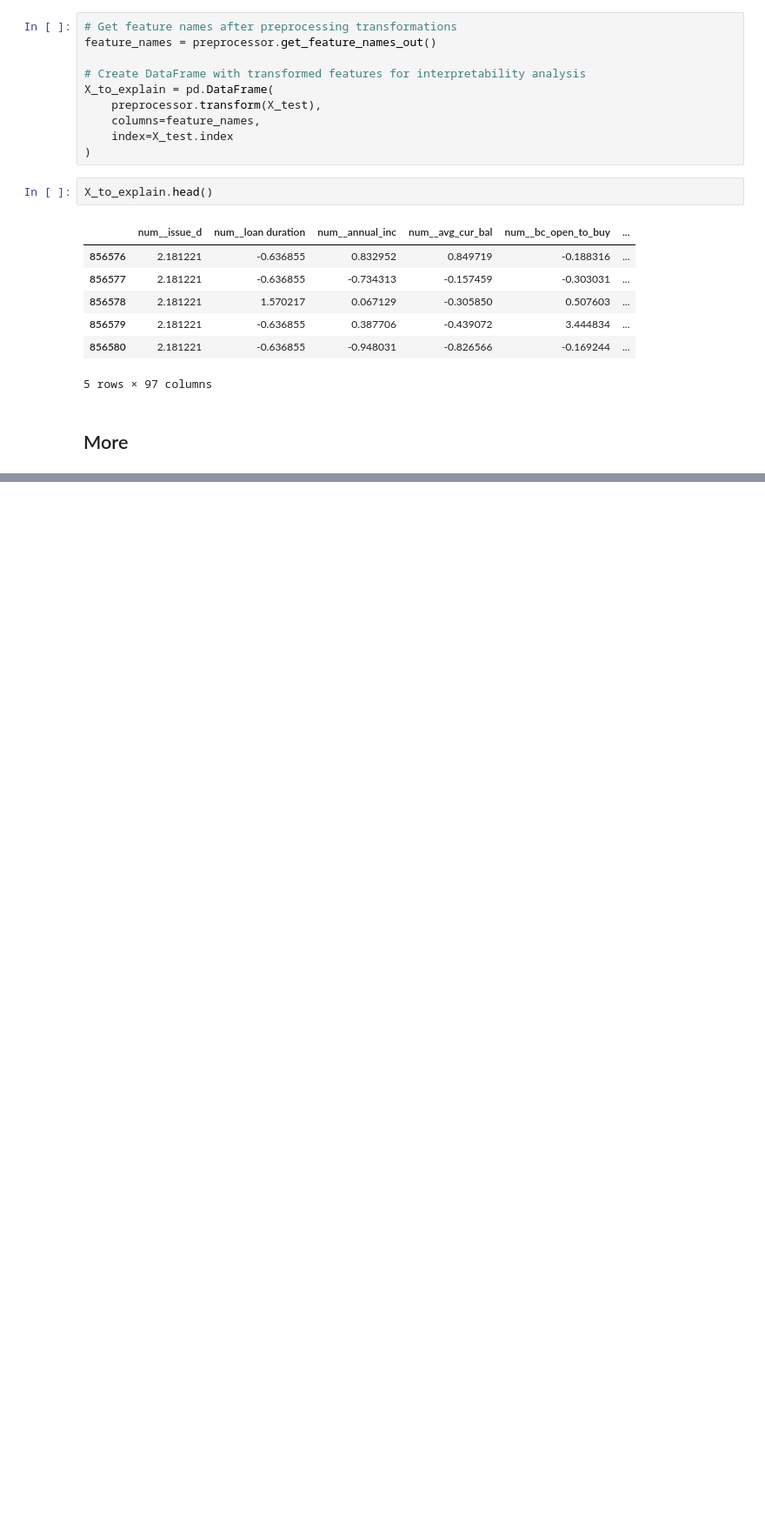
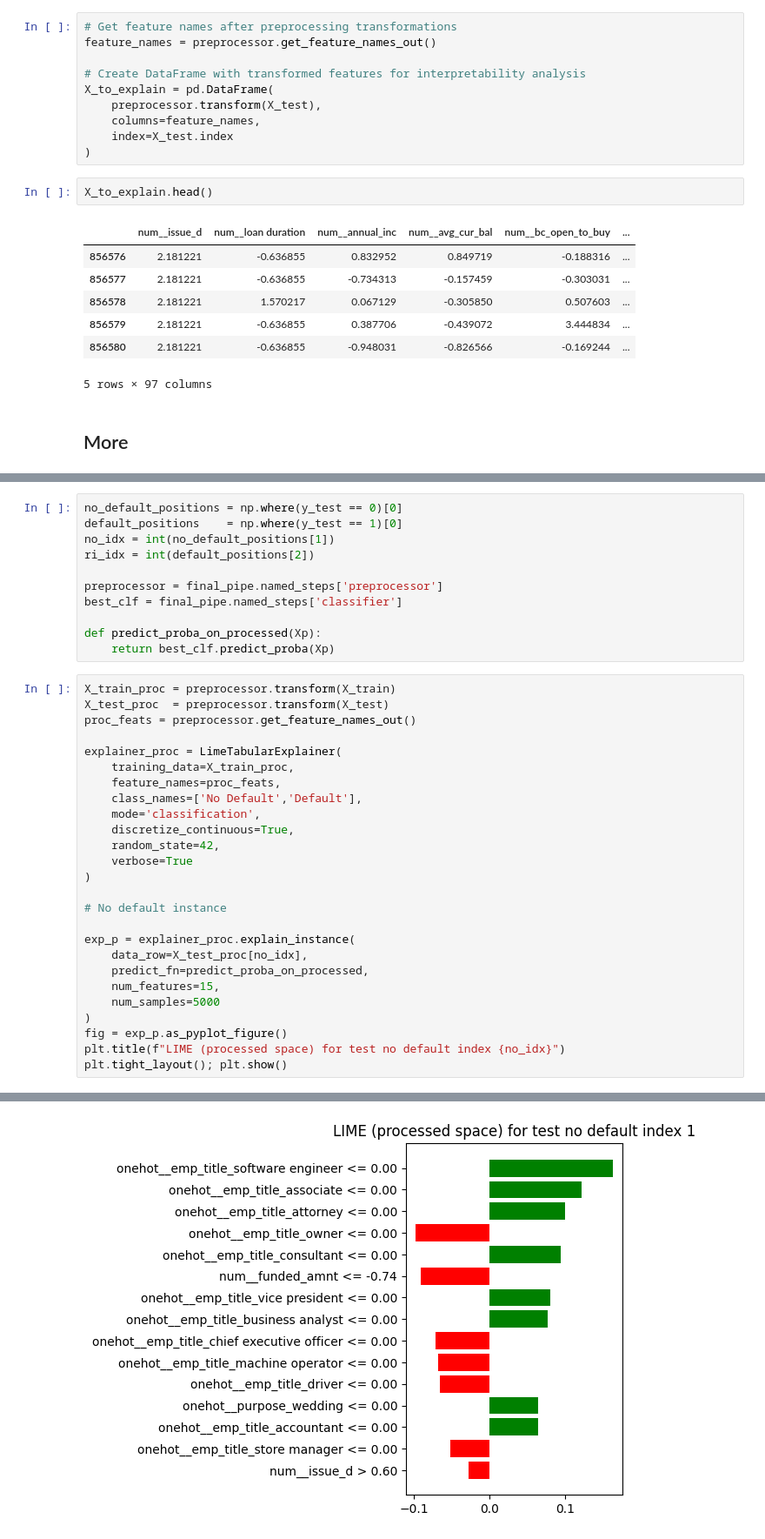
Before and after one commit to DENGDixin/isaf-g2, a Jupyter notebook: project.ipynb, the cells around one changed output, grey strips where cells are left out. Shown at 87% size. Saved outputs shown, nothing was run; the diff lists cells and outputs as text; blank space fills up the shorter version.

Commit message:
Local Modification for Step 6 & 7

```diff
--- a/project.ipynb
+++ b/project.ipynb
@@ -516,0 +512,38 @@ X_to_explain.head()
+# %%
+no_default_positions = np.where(y_test == 0)[0]
+default_positions    = np.where(y_test == 1)[0]
+no_idx = int(no_default_positions[1])
+ri_idx = int(default_positions[2])
+
+preprocessor = final_pipe.named_steps['preprocessor']
+best_clf = final_pipe.named_steps['classifier']
+
+def predict_proba_on_processed(Xp):
+    return best_clf.predict_proba(Xp)
+# %%
+X_train_proc = preprocessor.transform(X_train)
+X_test_proc  = preprocessor.transform(X_test)
+proc_feats = preprocessor.get_feature_names_out()
+
+explainer_proc = LimeTabularExplainer(
+    training_data=X_train_proc,
+    feature_names=proc_feats,
+    class_names=['No Default','Default'],
+    mode='classification',
+    discretize_continuous=True,
+    random_state=42,
+    verbose=True
+)
+
+# No default instance
+
+exp_p = explainer_proc.explain_instance(
+    data_row=X_test_proc[no_idx],
+    predict_fn=predict_proba_on_processed,
+    num_features=15,
+    num_samples=5000
+)
+fig = exp_p.as_pyplot_figure()
+plt.title(f"LIME (processed space) for test no default index {no_idx}")
+plt.tight_layout(); plt.show()
+# %% [output]
@@ -516,0 +553 @@ X_to_explain.head()
+[figure, added]
```
Also changed, not shown: parts of 30 cells of this notebook.
